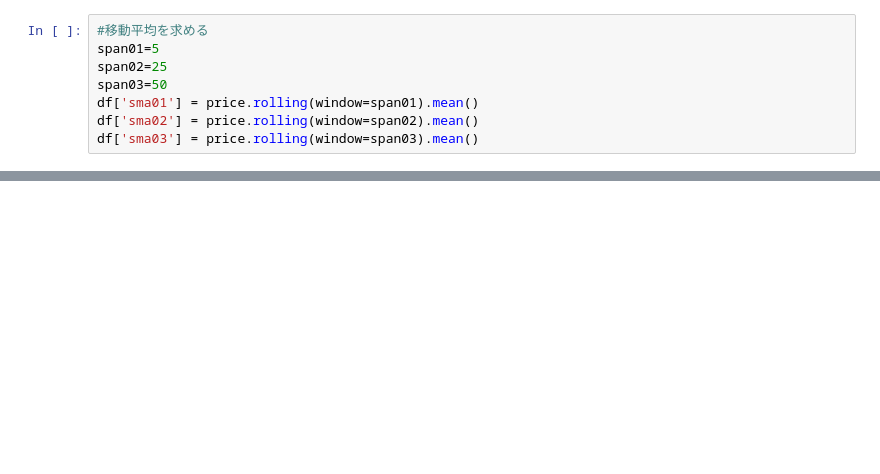
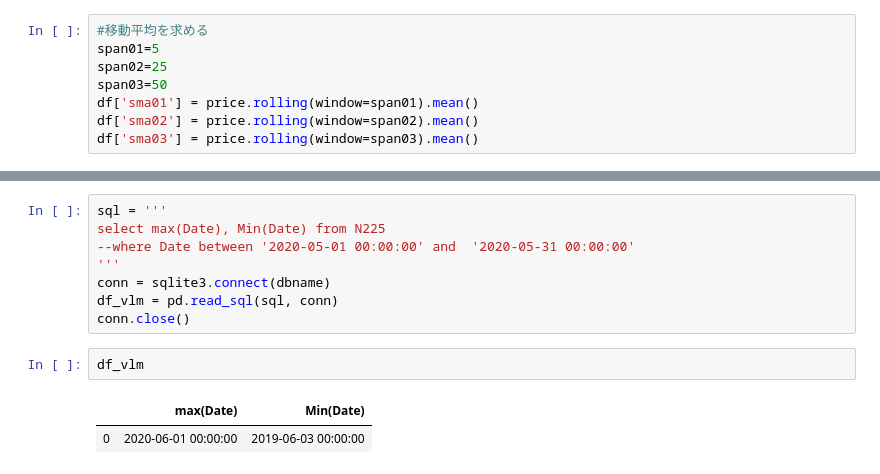
Before and after one commit to bauworks/playground, a Jupyter notebook: python/kabuka/N225.ipynb, the cells around one changed output, grey strips where cells are left out. Cells and saved outputs as stored; diff of their text form; blank space fills up the shorter version.

```diff
--- a/python/kabuka/N225.ipynb
+++ b/python/kabuka/N225.ipynb
@@ -299,0 +229,13 @@ company_stock_analyse('2019-01-01', '2020-06-01', '7203.JP')
+# %%
+sql = '''
+select max(Date), Min(Date) from N225
+--where Date between '2020-05-01 00:00:00' and  '2020-05-31 00:00:00'
+'''
+conn = sqlite3.connect(dbname)
+df_vlm = pd.read_sql(sql, conn)
+conn.close()
+# %%
+df_vlm
+# %% [output]
+|  | max(Date) | Min(Date) |
+| 0 | 2020-06-01 00:00:00 | 2019-06-03 00:00:00 |
```
Also changed, not shown: parts of 30 cells of this notebook, 7 other files.
